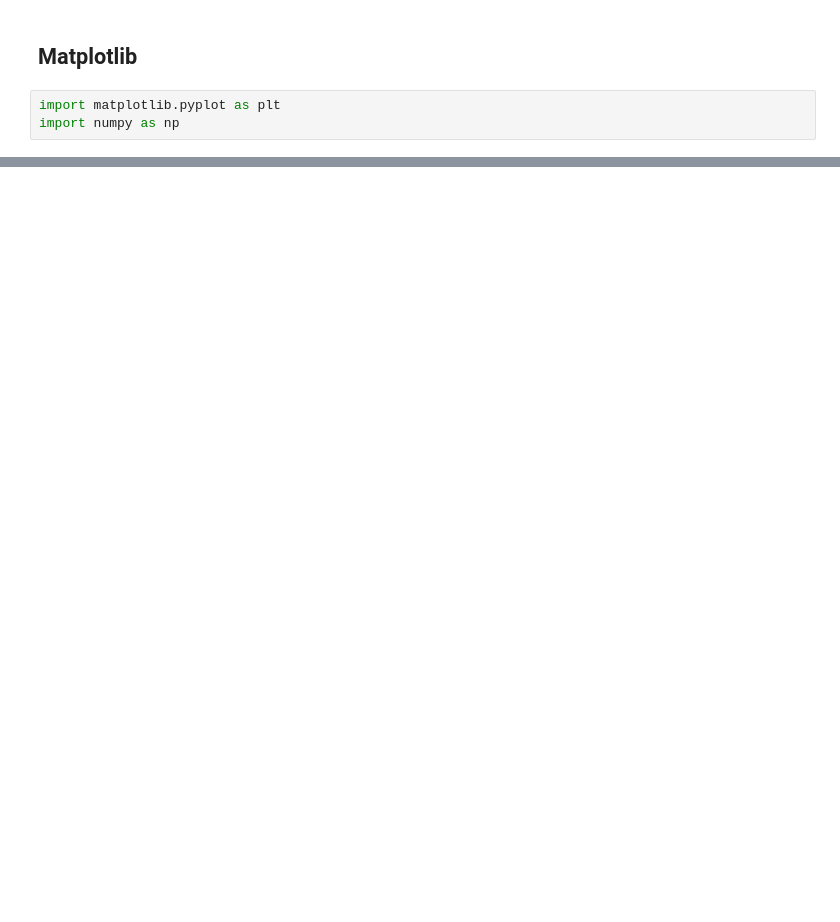
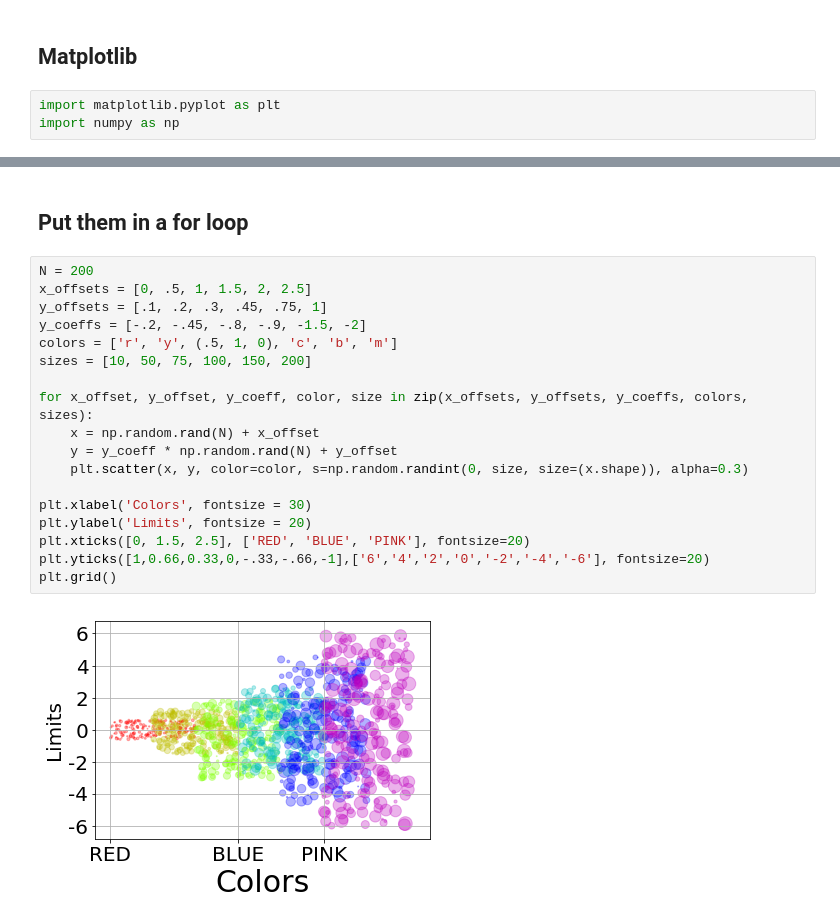
Before and after one commit to lauralopezgaldo/msne-cs-2018-git, a Jupyter notebook: notebooks/Matplotlib_exercises.ipynb, the cells around one changed output, grey strips where cells are left out. Drawn from its saved outputs; the diff is of its cells as text; blank space fills up the shorter version.

```diff
--- a/notebooks/Matplotlib_exercises.ipynb
+++ b/notebooks/Matplotlib_exercises.ipynb
@@ -45,0 +83,22 @@ plt.grid()
+# %% [markdown]
+## Put them in a for loop
+# %%
+N = 200
+x_offsets = [0, .5, 1, 1.5, 2, 2.5]
+y_offsets = [.1, .2, .3, .45, .75, 1]
+y_coeffs = [-.2, -.45, -.8, -.9, -1.5, -2]
+colors = ['r', 'y', (.5, 1, 0), 'c', 'b', 'm']
+sizes = [10, 50, 75, 100, 150, 200]
+
+for x_offset, y_offset, y_coeff, color, size in zip(x_offsets, y_offsets, y_coeffs, colors, sizes):
+    x = np.random.rand(N) + x_offset
+    y = y_coeff * np.random.rand(N) + y_offset
+    plt.scatter(x, y, color=color, s=np.random.randint(0, size, size=(x.shape)), alpha=0.3)
+
+plt.xlabel('Colors', fontsize = 30)
+plt.ylabel('Limits', fontsize = 20)
+plt.xticks([0, 1.5, 2.5], ['RED', 'BLUE', 'PINK'], fontsize=20)
+plt.yticks([1,0.66,0.33,0,-.33,-.66,-1],['6','4','2','0','-2','-4','-6'], fontsize=20)
+plt.grid()
+# %% [output]
+[figure, added]
```
Also changed, not shown: parts of 5 cells of this notebook, 1 other file.
